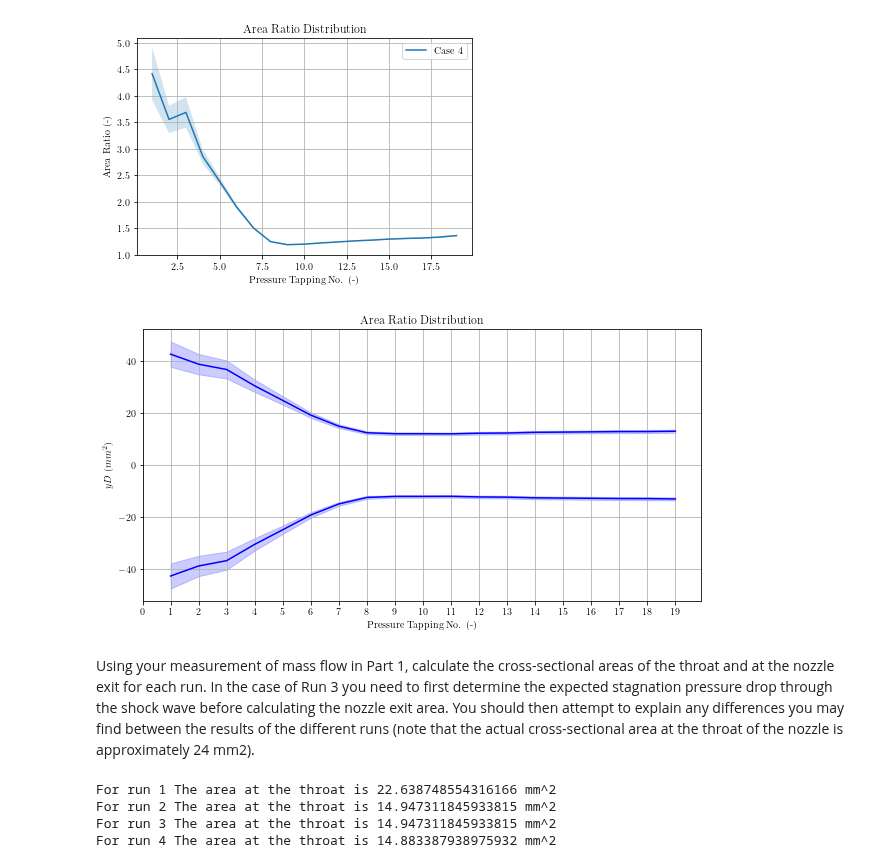
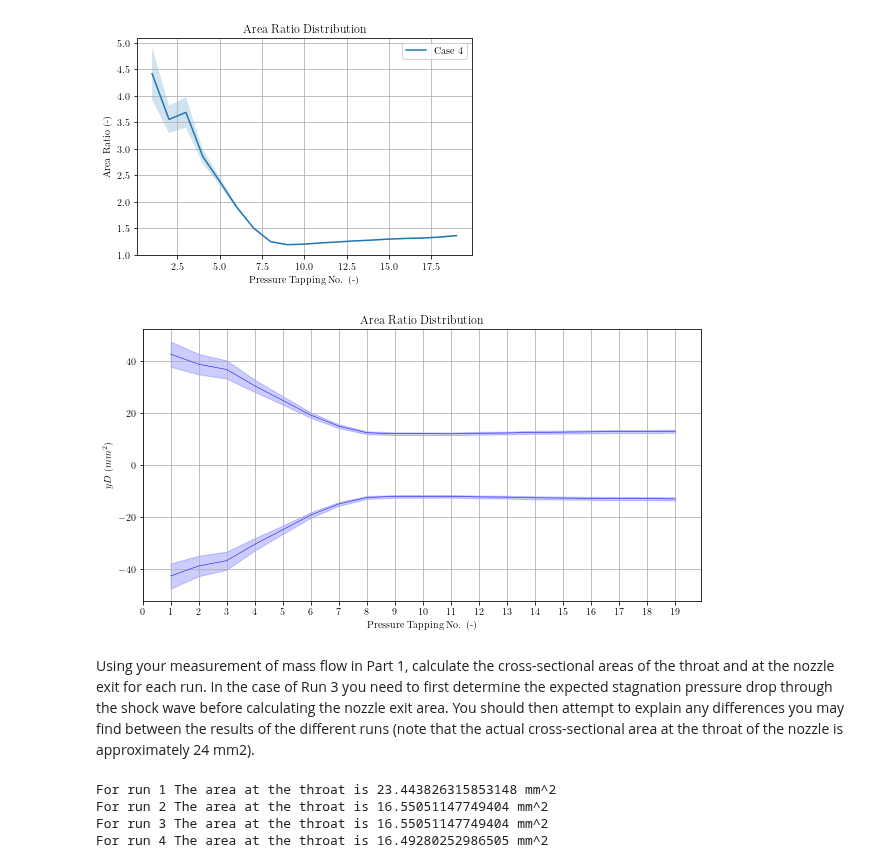
Before and after one commit to lpender3672/MEng-CW, a Jupyter notebook: IIA/3A3/Supersonic_Nozzle/analysis.ipynb, the cells around one changed output. Saved outputs shown, nothing was run; the diff lists cells and outputs as text; code cells hidden in the pictures.

```diff
--- a/IIA/3A3/Supersonic_Nozzle/analysis.ipynb
+++ b/IIA/3A3/Supersonic_Nozzle/analysis.ipynb
@@ -480,31 +491,31 @@ plt.grid()
 # %%
 d0 = 0
 width = 1 #mm
 Astar = 24 # mm^2
 
 def plot_nozzle_profile(ax, x, rA, u_rA):
     d = Astar * rA / width
     u_d = u_rA + 1/Astar
 
-    ax.plot(x, + d / 2, color = 'blue')
-    ax.plot(x, - d / 2, color = 'blue')
+    ax.plot(x, + d / 2, color = 'blue', linewidth=0.5)
+    ax.plot(x, - d / 2, color = 'blue', linewidth=0.5)
     ax.fill_between(x, - d / 2 * (1 - u_d), - d / 2 * (1 + u_d), alpha=0.2, color='blue')
     ax.fill_between(x, + d / 2 * (1 - u_d), + d / 2 * (1 + u_d), alpha=0.2, color='blue')
 
 fig,ax = plt.subplots(figsize=(10,5))
 
 plot_nozzle_profile(ax, C2[:,0], C2_AAstar, C2_u_AAstar)
 
 plt.xticks(np.arange(0, 20, 1))
 
 ax.set_xlabel('Pressure Tapping No. (-)')
 ax.set_ylabel('$yD$ ($mm^2$)')
 ax.set_title('Area Ratio Distribution')
 ax.grid()
 plt.savefig('area_ratio_distribution.png', dpi=300)
 plt.show()
 # %% [output]
-[figure, old version]
+[figure, new version]
 # %% [markdown]
 Using your measurement of mass flow in Part 1, calculate the cross-sectional areas of the throat and at
 the nozzle exit for each run. In the case of Run 3 you need to first determine the expected stagnation
@@ -513,18 +524,30 @@ to explain any differences you may find between the results of the different run
 cross-sectional area at the throat of the nozzle is approximately 24 mm2).
 # %%
 T0 = 23.01 + 273.15 # K
-a_throat = np.sqrt(1.4 * R * T0) # m/s
 
-C1_rho_throat = P0 * C1_rp[THROAT_LOCATION] / (R * T0)
-C2_rho_throat = P0 * C2_rp[THROAT_LOCATION] / (R * T0)
-C3_rho_throat = P0 * C3_rp_corrected[THROAT_LOCATION] / (R * T0)
-C4_rho_throat = P0 * C4_rp[THROAT_LOCATION] / (R * T0)
+def T_T0_from_M(M):
+    g = 1.4
+    return (1 + (g - 1) / 2 * M**2) ** -1
 
+C1_T_throat = T0 * T_T0_from_M(C1_M[THROAT_LOCATION])
+C2_T_throat = T0 * T_T0_from_M(C2_M[THROAT_LOCATION])
+C3_T_throat = T0 * T_T0_from_M(C3_M_corrected[THROAT_LOCATION])
+C4_T_throat = T0 * T_T0_from_M(C4_M[THROAT_LOCATION])
 
-C1_A_throat = C1_md / (rho_throat * C1_M[THROAT_LOCATION] * a_throat) * 1e3
-C2_A_throat = C2_md / (rho_throat * C2_M[THROAT_LOCATION] * a_throat) * 1e3
-C3_A_throat = C3_md / (rho_throat * C3_M_corrected[THROAT_LOCATION] * a_throat) * 1e3
-C4_A_throat = C4_md / (rho_throat * C4_M[THROAT_LOCATION] * a_throat) * 1e3
+C1_rho_throat = P0 * C1_rp[THROAT_LOCATION] / (R * C1_T_throat)
+C2_rho_throat = P0 * C2_rp[THROAT_LOCATION] / (R * C2_T_throat)
+C3_rho_throat = P0 * C3_rp_corrected[THROAT_LOCATION] / (R * C3_T_throat)
+C4_rho_throat = P0 * C4_rp[THROAT_LOCATION] / (R * C4_T_throat)
+
+C1_a_throat = np.sqrt(1.4 * R * C1_T_throat) # m/s
+C2_a_throat = np.sqrt(1.4 * R * C2_T_throat) # m/s
+C3_a_throat = np.sqrt(1.4 * R * C3_T_throat) # m/s
+C4_a_throat = np.sqrt(1.4 * R * C4_T_throat) # m/s
+
+C1_A_throat = C1_md / (rho_throat * C1_M[THROAT_LOCATION] * C1_a_throat) * 1e3
+C2_A_throat = C2_md / (rho_throat * C2_M[THROAT_LOCATION] * C2_a_throat) * 1e3
+C3_A_throat = C3_md / (rho_throat * C3_M_corrected[THROAT_LOCATION] * C3_a_throat) * 1e3
+C4_A_throat = C4_md / (rho_throat * C4_M[THROAT_LOCATION] * C4_a_throat) * 1e3
 
 
 print(f"For run 1 The area at the throat is {C1_A_throat} mm^2")
@@ -532,7 +555,7 @@ print(f"For run 2 The area at the throat is {C2_A_throat} mm^2")
 print(f"For run 3 The area at the throat is {C3_A_throat} mm^2")
 print(f"For run 4 The area at the throat is {C4_A_throat} mm^2")
 # %% [output]
-For run 1 The area at the throat is 22.638748554316166 mm^2
-For run 2 The area at the throat is 14.947311845933815 mm^2
-For run 3 The area at the throat is 14.947311845933815 mm^2
-For run 4 The area at the throat is 14.883387938975932 mm^2
+For run 1 The area at the throat is 23.443826315853148 mm^2
+For run 2 The area at the throat is 16.55051147749404 mm^2
+For run 3 The area at the throat is 16.55051147749404 mm^2
+For run 4 The area at the throat is 16.49280252986505 mm^2
```
Also changed, not shown: parts of 2 cells of this notebook, 6 other files.
